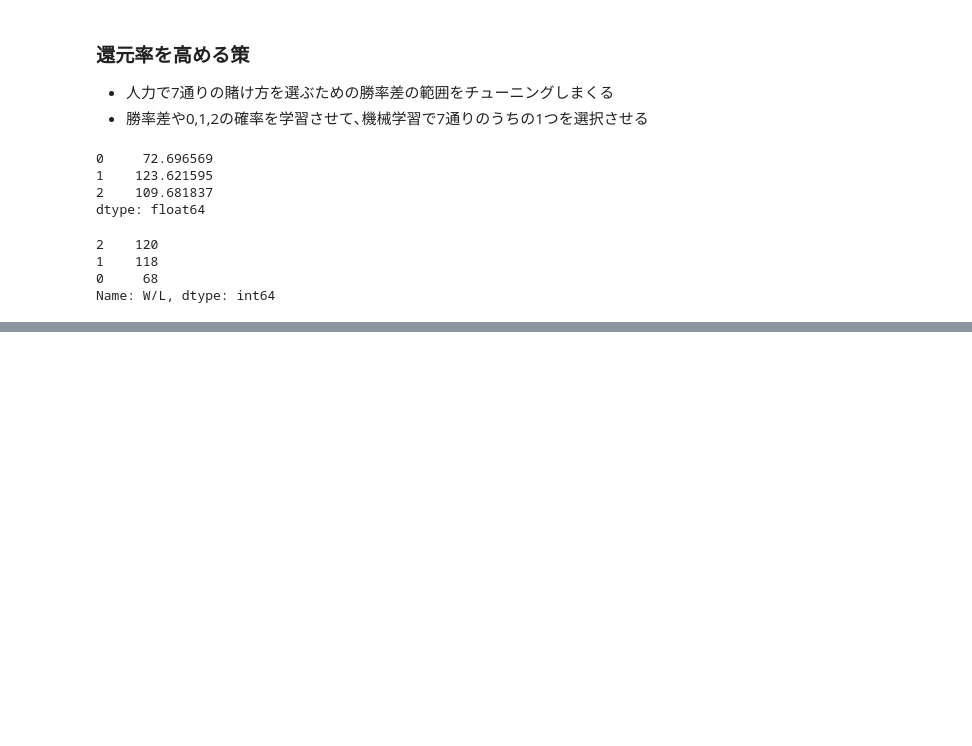
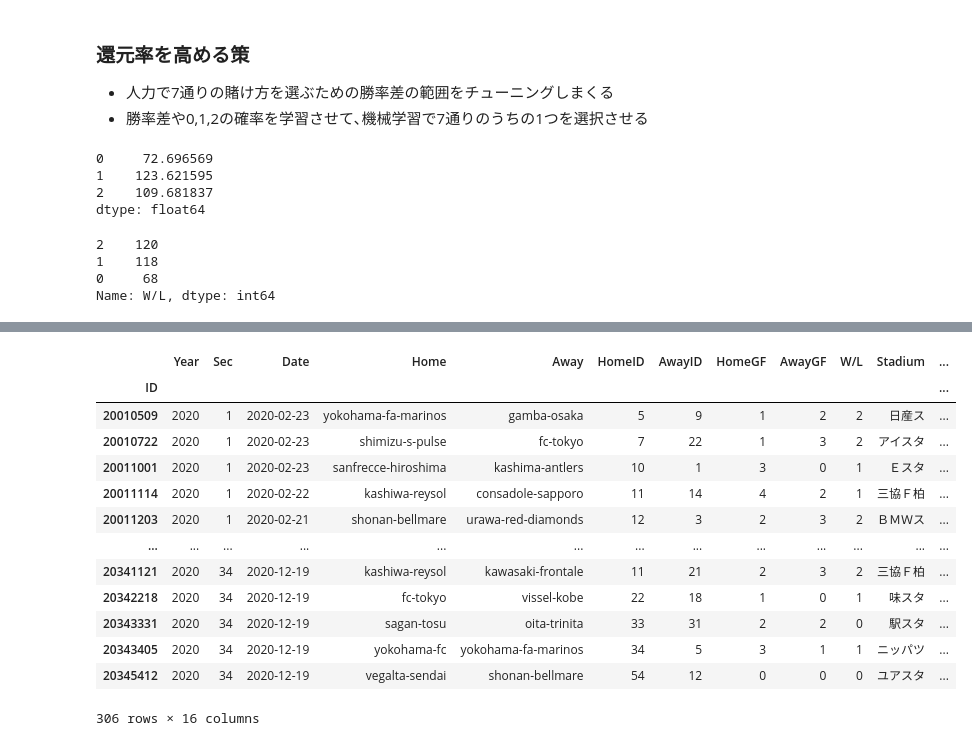
Before and after one commit to dovicie/jleague-result-prediction, a Jupyter notebook: prediction_toto.ipynb, the cells around one changed output, grey strips where cells are left out. Cells and saved outputs as stored; diff of their text form; code cells hidden in the pictures; blank space fills up the shorter version.

```diff
--- a/prediction_toto.ipynb
+++ b/prediction_toto.ipynb
@@ -310,0 +332,19 @@ Name: W/L, dtype: int64
+# %%
+df_2020 = pd.read_csv("./match_data_yearly/2020.csv", index_col="ID")
+df_2020.sort_index(inplace=True)
+df_2020
+# %% [output]
+|  | Year | Sec | Date | Home | Away | HomeID | AwayID | HomeGF | AwayGF | W/L | Stadium | ... |
+| ID |  |  |  |  |  |  |  |  |  |  |  | ... |
+| 20010509 | 2020 | 1 | 2020-02-23 | yokohama-fa-marinos | gamba-osaka | 5 | 9 | 1 | 2 | 2 | 日産ス | ... |
+| 20010722 | 2020 | 1 | 2020-02-23 | shimizu-s-pulse | fc-tokyo | 7 | 22 | 1 | 3 | 2 | アイスタ | ... |
+| 20011001 | 2020 | 1 | 2020-02-23 | sanfrecce-hiroshima | kashima-antlers | 10 | 1 | 3 | 0 | 1 | Ｅスタ | ... |
+| 20011114 | 2020 | 1 | 2020-02-22 | kashiwa-reysol | consadole-sapporo | 11 | 14 | 4 | 2 | 1 | 三協Ｆ柏 | ... |
+| 20011203 | 2020 | 1 | 2020-02-21 | shonan-bellmare | urawa-red-diamonds | 12 | 3 | 2 | 3 | 2 | ＢＭＷス | ... |
+| ... | ... | ... | ... | ... | ... | ... | ... | ... | ... | ... | ... | ... |
+| 20341121 | 2020 | 34 | 2020-12-19 | kashiwa-reysol | kawasaki-frontale | 11 | 21 | 2 | 3 | 2 | 三協Ｆ柏 | ... |
+| 20342218 | 2020 | 34 | 2020-12-19 | fc-tokyo | vissel-kobe | 22 | 18 | 1 | 0 | 1 | 味スタ | ... |
+| 20343331 | 2020 | 34 | 2020-12-19 | sagan-tosu | oita-trinita | 33 | 31 | 2 | 2 | 0 | 駅スタ | ... |
+| 20343405 | 2020 | 34 | 2020-12-19 | yokohama-fc | yokohama-fa-marinos | 34 | 5 | 3 | 1 | 1 | ニッパツ | ... |
+| 20345412 | 2020 | 34 | 2020-12-19 | vegalta-sendai | shonan-bellmare | 54 | 12 | 0 | 0 | 0 | ユアスタ | ... |
+306 rows × 16 columns
```
Also changed, not shown: parts of 10 cells of this notebook, 2 other files.
